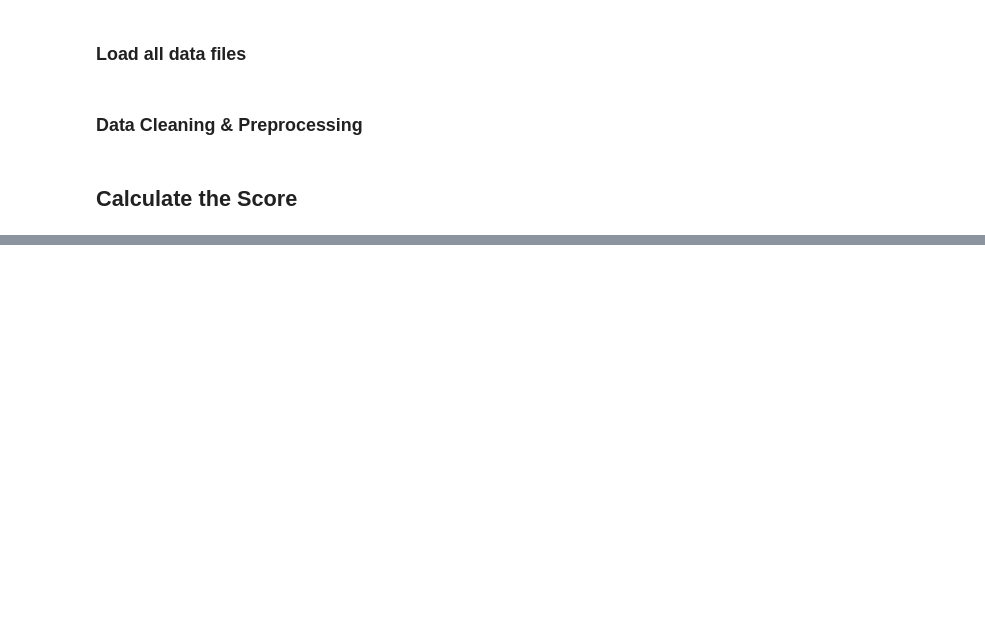
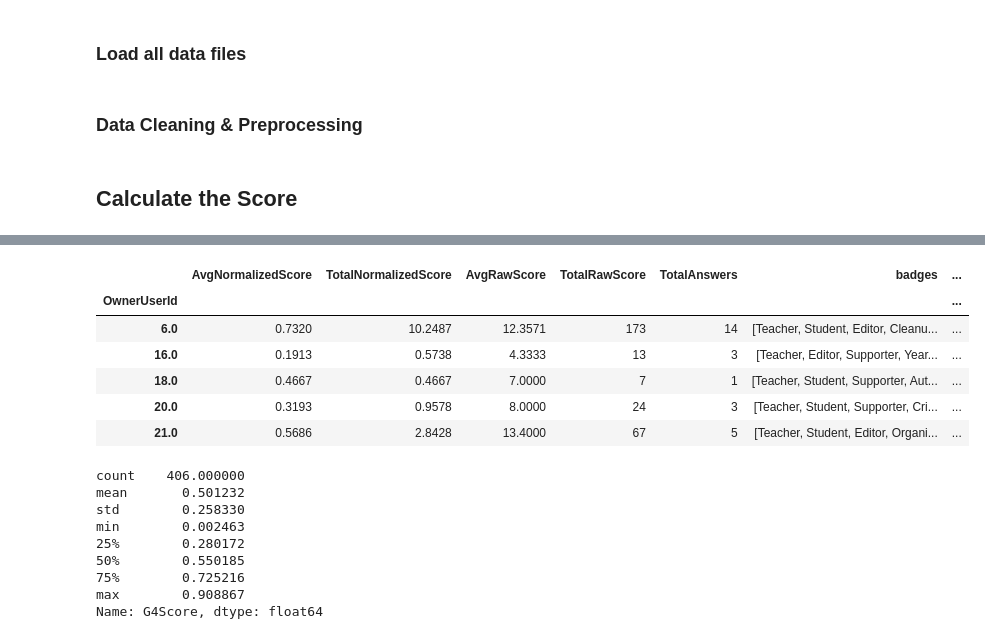
Before and after one commit to Calebagoha123/group4_fsstds, a Jupyter notebook: fsds25_ex_wk01d02.ipynb, the cells around one changed output, grey strips where cells are left out. Saved outputs shown, nothing was run; the diff lists cells and outputs as text; code cells hidden in the pictures; blank space fills up the shorter version.

```diff
--- a/fsds25_ex_wk01d02.ipynb
+++ b/fsds25_ex_wk01d02.ipynb
@@ -310,0 +327,21 @@ master_df.to_csv('data/master_df.csv')
+# %%
+master_df["G4Score"] = (0.5* master_df["Perc_AvgNormalizedScore"] + 0.5*master_df["Perc_TotalRawScore"])
+display(master_df.head())
+display(master_df["G4Score"].describe())
+# %% [output]
+|  | AvgNormalizedScore | TotalNormalizedScore | AvgRawScore | TotalRawScore | TotalAnswers | badges | ... |
+| OwnerUserId |  |  |  |  |  |  | ... |
+| 6.0 | 0.7320 | 10.2487 | 12.3571 | 173 | 14 | [Teacher, Student, Editor, Cleanu... | ... |
+| 16.0 | 0.1913 | 0.5738 | 4.3333 | 13 | 3 | [Teacher, Editor, Supporter, Year... | ... |
+| 18.0 | 0.4667 | 0.4667 | 7.0000 | 7 | 1 | [Teacher, Student, Supporter, Aut... | ... |
+| 20.0 | 0.3193 | 0.9578 | 8.0000 | 24 | 3 | [Teacher, Student, Supporter, Cri... | ... |
+| 21.0 | 0.5686 | 2.8428 | 13.4000 | 67 | 5 | [Teacher, Student, Editor, Organi... | ... |
+count    406.000000
+mean       0.501232
+std        0.258330
+min        0.002463
+25%        0.280172
+50%        0.550185
+75%        0.725216
+max        0.908867
+Name: G4Score, dtype: float64
```
Also changed, not shown: parts of 11 cells of this notebook, 1 other file.
